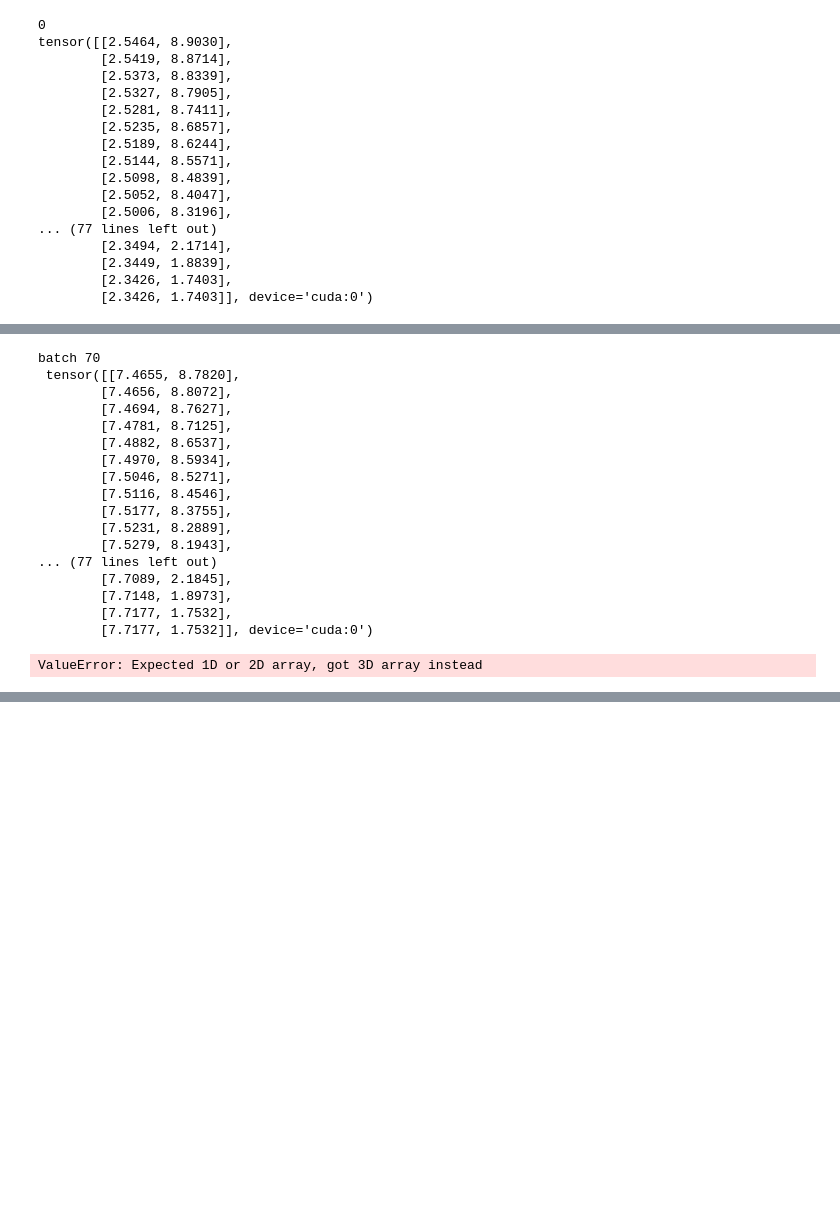
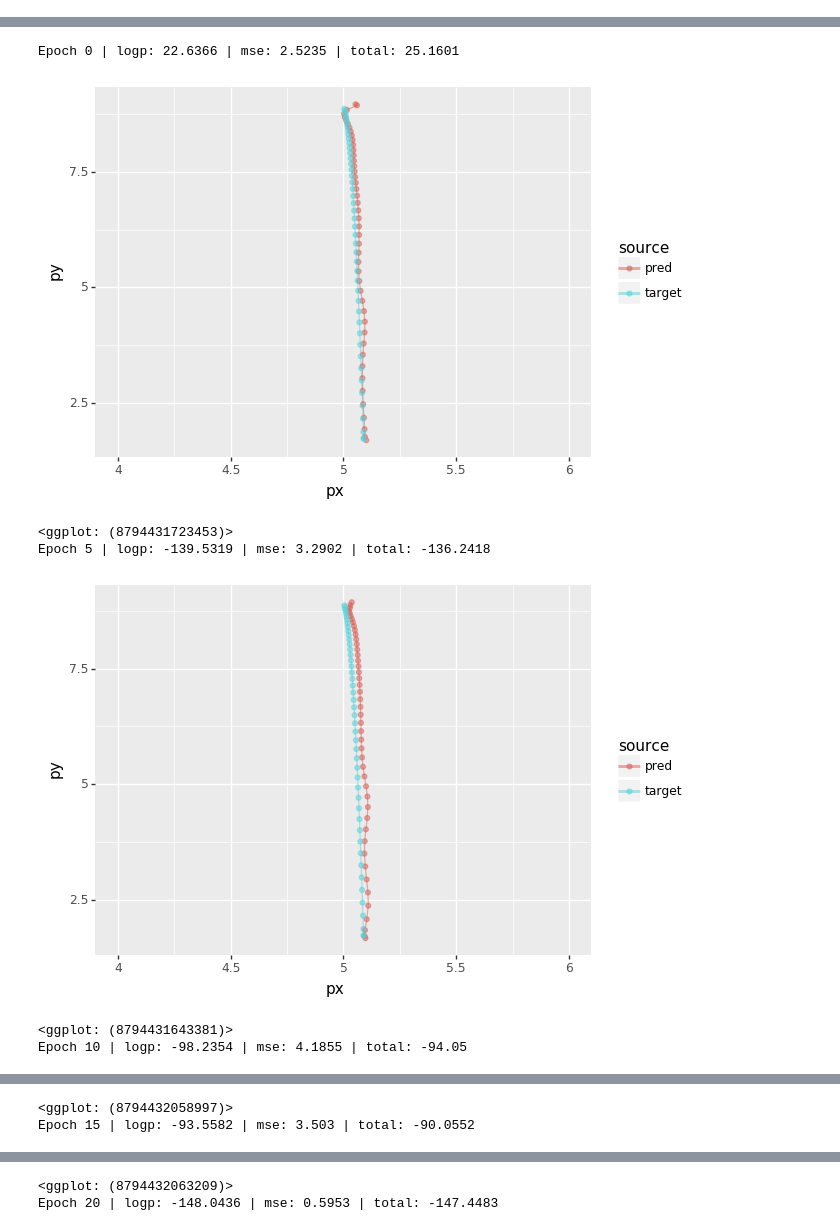
Before and after one commit to tepzhang/plinko_nn, a Jupyter notebook: scripts/train_gru.ipynb, the cells around one changed output, grey strips where cells are left out. Drawn from its saved outputs; the diff is of its cells as text; code cells hidden in the pictures; blank space fills up the shorter version.

Commit message:
plot prediction in nb

```diff
--- a/scripts/train_gru.ipynb
+++ b/scripts/train_gru.ipynb
@@ -21,6 +26,6 @@ from plinko.model.predictor_gru import GRUPredictor
 # %%
-# device = 0
-device = torch.device('cuda' if torch.cuda.is_available() else 'cpu')
+device = 0
+# device = torch.device('cuda' if torch.cuda.is_available() else 'cpu')
 np.random.seed(0)
 torch.manual_seed(0)
 torch.set_default_tensor_type('torch.FloatTensor')
@@ -69,86 +59,57 @@ model = GRUPredictor(env_size=11, state_size=2, num_gaussians=1).to(device)
 # optimizer = optim.SGD(model.parameters(), lr=.001)
 optimizer = optim.Adam(model.parameters(), weight_decay=.001)
 dataset = SimulationDataset(envs, states)
-dataloader = DataLoader(dataset, batch_size=64, shuffle=True)
+dataloader = DataLoader(dataset, batch_size=64, shuffle=False)
 
 # print(dataloader)
 
-for batch_i, batch in enumerate(dataloader):
-    if batch_i == 0:
-        print(batch_i)
-        print(batch['states'][0])
-        print(batch['targets'][0])
+# for batch_i, batch in enumerate(dataloader):
+#     if batch_i == 0:
+#         print(batch_i)
+#         print(batch['states'][0])
+#         print(batch['targets'][0])
-# %% [output]
-0
-tensor([[2.5464, 8.9030],
-        [2.5419, 8.8714],
-        [2.5373, 8.8339],
-        [2.5327, 8.7905],
-        [2.5281, 8.7411],
-        [2.5235, 8.6857],
-        [2.5189, 8.6244],
-        [2.5144, 8.5571],
-        [2.5098, 8.4839],
-        [2.5052, 8.4047],
-        [2.5006, 8.3196],
-... (77 lines left out)
-        [2.3494, 2.1714],
-        [2.3449, 1.8839],
-        [2.3426, 1.7403],
-        [2.3426, 1.7403]], device='cuda:0')
 # %%
 max_t = simulations.t.max()
 epochs = 100
 losses = []
-# for epoch in tqdm(range(epochs+1)):
-for epoch in tqdm(range(1)):
+for epoch in tqdm(range(epochs+1)):
+# for epoch in tqdm(range(100)):
     epoch_loss = 0
     epoch_mse_loss = 0
     epoch_logp_loss = 0
     for batch_i, batch in enumerate(dataloader):
         optimizer.zero_grad()
 
         gm = model(batch['envs'], batch['states'], 0)
         targets = batch['targets']
 
         logp_loss = get_logp_loss(gm, targets)
         mse_loss = 10*get_mu_mse_loss(gm, targets)
         loss = logp_loss + mse_loss
         loss.backward(retain_graph=True)
         optimizer.step()
         epoch_loss += loss
         epoch_logp_loss += logp_loss
         epoch_mse_loss += mse_loss
         losses.append((epoch, batch_i, float(loss)))
 
-    gm_mu = get_mu_position(gm)
-    print('batch', batch_i, '\n', gm_mu[0], '\n', targets[0])
-
 
     if epoch%5 == 0:
         print('Epoch {} | logp: {} | mse: {} | total: {}'.format(epoch,
                                                                  round(float(epoch_logp_loss), 4),
                                                                  round(float(epoch_mse_loss), 4),
                                                                  round(float(epoch_loss), 4)))
+        # plot model prediction and target
+        gm_mu = get_mu_position(gm)
+        plinko_plot.plot_pred_target(gm_mu, targets, 0)
 
 # torch.save(model.state_dict(), 'gru.model')
 # %% [output]
 [interactive output not drawn]
-batch 70
- tensor([[7.4655, 8.7820],
-        [7.4656, 8.8072],
-        [7.4694, 8.7627],
-        [7.4781, 8.7125],
-        [7.4882, 8.6537],
-        [7.4970, 8.5934],
-        [7.5046, 8.5271],
-        [7.5116, 8.4546],
-        [7.5177, 8.3755],
-        [7.5231, 8.2889],
-        [7.5279, 8.1943],
-... (77 lines left out)
-        [7.7089, 2.1845],
-        [7.7148, 1.8973],
-        [7.7177, 1.7532],
-        [7.7177, 1.7532]], device='cuda:0')
+Epoch 0 | logp: 22.6366 | mse: 2.5235 | total: 25.1601
+[figure, added]
-ValueError: Expected 1D or 2D array, got 3D array instead
+<ggplot: (8794431723453)>
+Epoch 5 | logp: -139.5319 | mse: 3.2902 | total: -136.2418
+[figure, added]
+<ggplot: (8794431643381)>
+Epoch 10 | logp: -98.2354 | mse: 4.1855 | total: -94.05
@@ -154,0 +117,2 @@ ValueError: Expected 1D or 2D array, got 3D array instead
+<ggplot: (8794432058997)>
+Epoch 15 | logp: -93.5582 | mse: 3.503 | total: -90.0552
@@ -154,0 +120,2 @@ ValueError: Expected 1D or 2D array, got 3D array instead
+<ggplot: (8794432063209)>
+Epoch 20 | logp: -148.0436 | mse: 0.5953 | total: -147.4483
```
Also changed, not shown: parts of 4 cells of this notebook, 2 other files.
